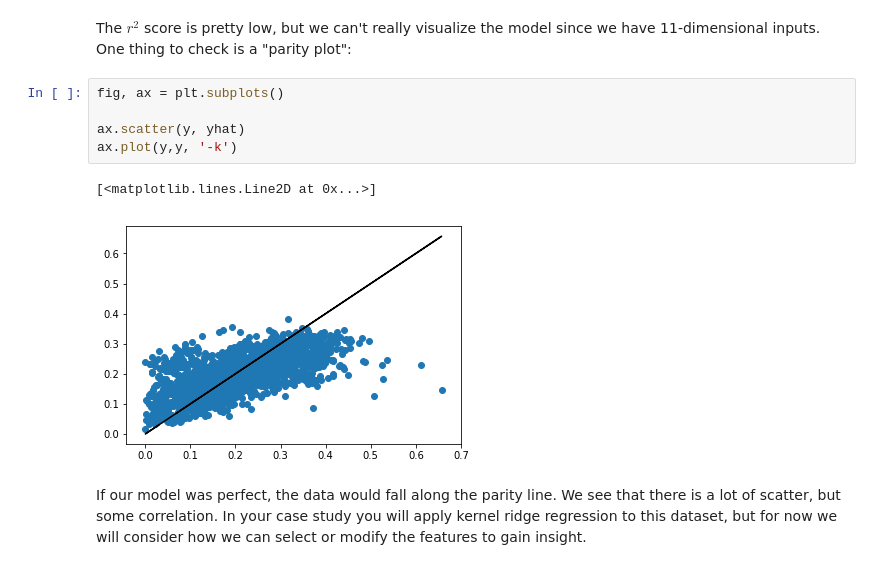
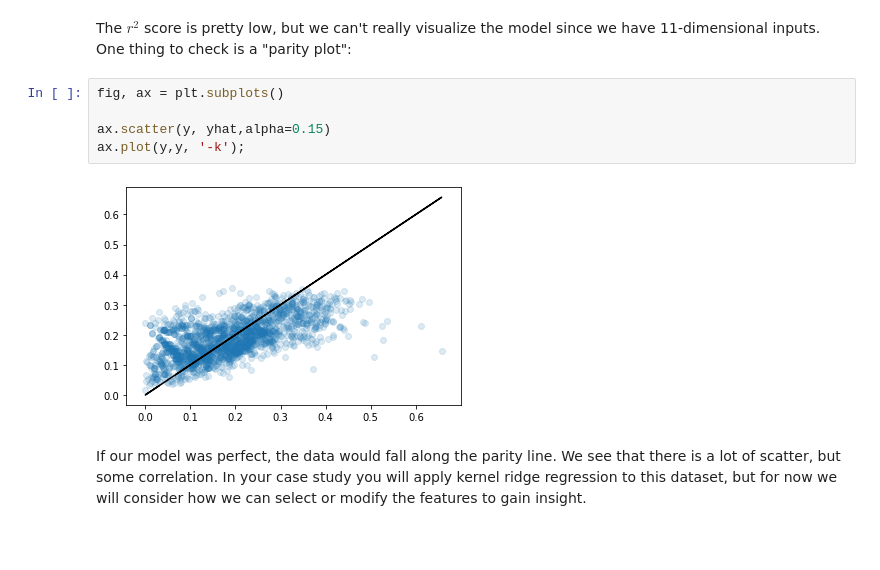
Before and after one commit to medford-group/data_analytics_for_engineers, a Jupyter notebook: modules/1-regression/regression.ipynb, the cells around one changed output. Cells and saved outputs as stored; diff of their text form; blank space fills up the shorter version.

```diff
--- a/modules/1-regression/regression.ipynb
+++ b/modules/1-regression/regression.ipynb
@@ -926,11 +916,10 @@ The $r^2$ score is pretty low, but we can't really visualize the model since we
 # %%
 fig, ax = plt.subplots()
 
-ax.scatter(y, yhat)
-ax.plot(y,y, '-k')
+ax.scatter(y, yhat,alpha=0.15)
+ax.plot(y,y, '-k');
 # %% [output]
-[<matplotlib.lines.Line2D at 0x...>]
-[figure, old version]
+[figure, new version]
 # %% [markdown]
 If our model was perfect, the data would fall along the parity line. We see that there is a lot of scatter, but some correlation. In your case study you will apply kernel ridge regression to this dataset, but for now we will consider how we can select or modify the features to gain insight.
 # %% [markdown]
```
Also changed, not shown: parts of 44 cells of this notebook.
